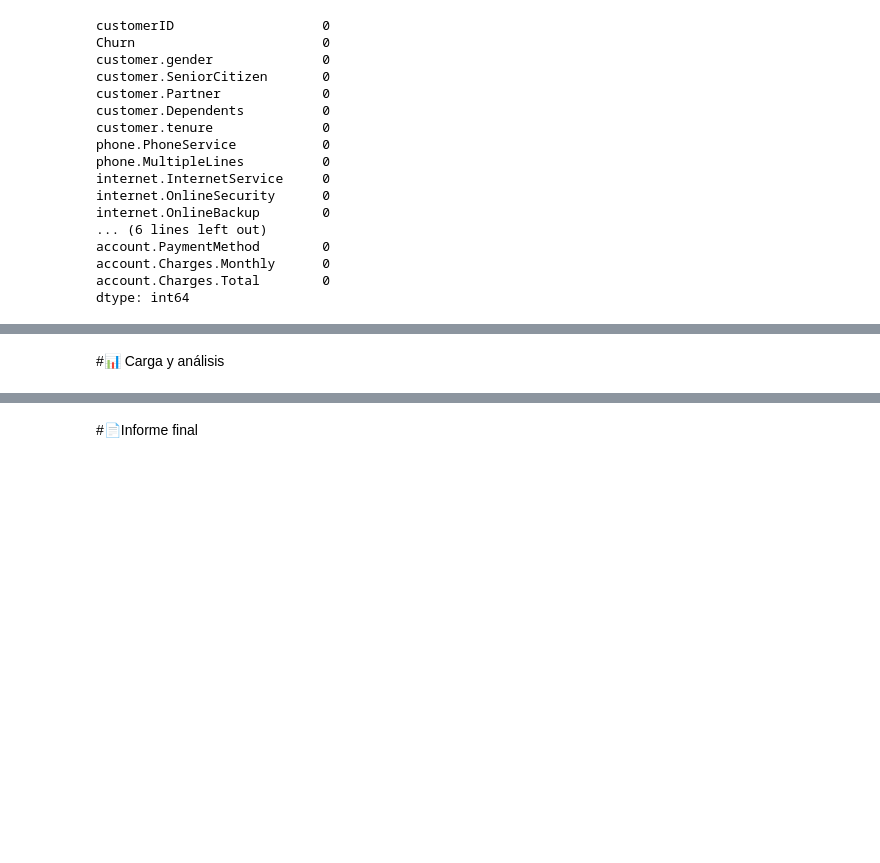
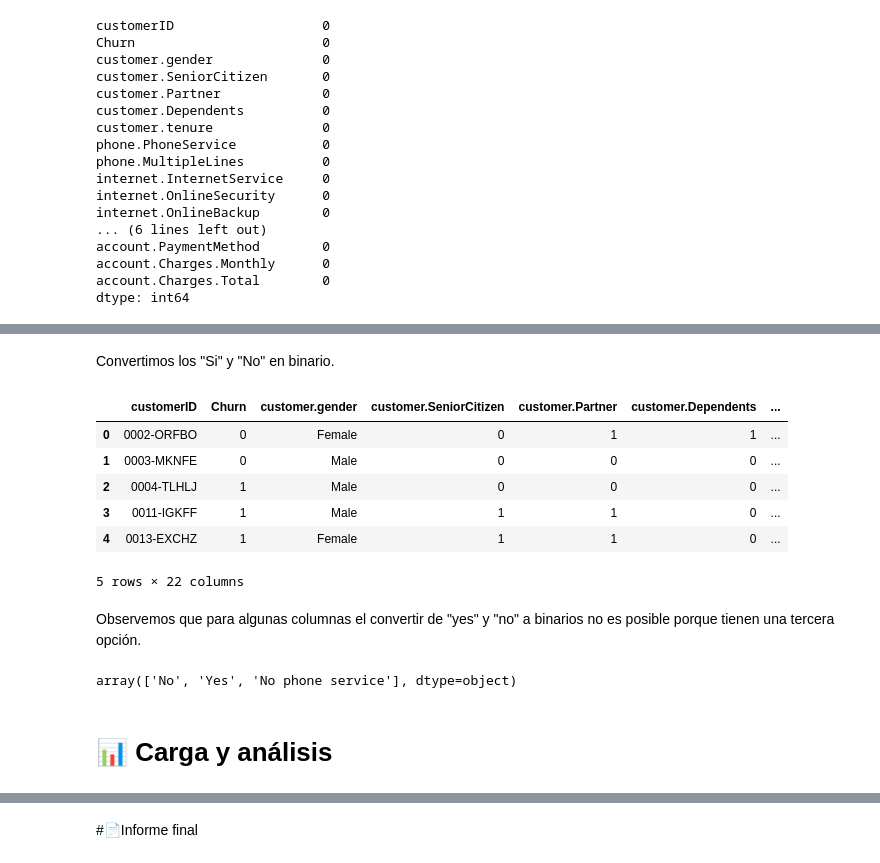
Before and after one commit to Luis1g/Challenge-Telecom, a Jupyter notebook: TelecomX_LATAM.ipynb, the cells around one changed output, grey strips where cells are left out. Cells and saved outputs as stored; diff of their text form; code cells hidden in the pictures; blank space fills up the shorter version.

```diff
--- a/TelecomX_LATAM.ipynb
+++ b/TelecomX_LATAM.ipynb
@@ -8,5 +9,7 @@ import requests
 Importamos los datos
 # %%
 url = "https://raw.githubusercontent.com/ingridcristh/challenge2-data-science-LATAM/refs/heads/main/TelecomX_Data.json"
+#https://github.com/ingridcristh/challenge2-data-science-LATAM/blob/main/TelecomX_Data.json
 response = requests.get(url)
-data = response.json
+data = response.json()
+data
@@ -212,2 +246,26 @@ dtype: int64
+# %% [markdown]
+Convertimos los "Si" y "No" en binario.
+# %%
+for col in df.select_dtypes(include="object").columns:
+
+    unique_vals = set(df[col].str.lower().unique())
+    if unique_vals == {"yes", "no"}:
+        df[col] = df[col].str.lower().map({"yes": 1, "no": 0})
+
+df.head()
+# %% [output]
+|  | customerID | Churn | customer.gender | customer.SeniorCitizen | customer.Partner | customer.Dependents | ... |
+| 0 | 0002-ORFBO | 0 | Female | 0 | 1 | 1 | ... |
+| 1 | 0003-MKNFE | 0 | Male | 0 | 0 | 0 | ... |
+| 2 | 0004-TLHLJ | 1 | Male | 0 | 0 | 0 | ... |
+| 3 | 0011-IGKFF | 1 | Male | 1 | 1 | 0 | ... |
+| 4 | 0013-EXCHZ | 1 | Female | 1 | 1 | 0 | ... |
+5 rows × 22 columns
+# %% [markdown]
+Observemos que para algunas columnas el convertir de "yes" y "no" a binarios no es posible porque tienen una tercera opción.
+# %%
+df["phone.MultipleLines"].unique()
+# %% [output]
+array(['No', 'Yes', 'No phone service'], dtype=object)
 # %% [markdown]
-#📊 Carga y análisis
+# 📊 Carga y análisis
```
Also changed, not shown: parts of 12 cells of this notebook, 1 other file.
